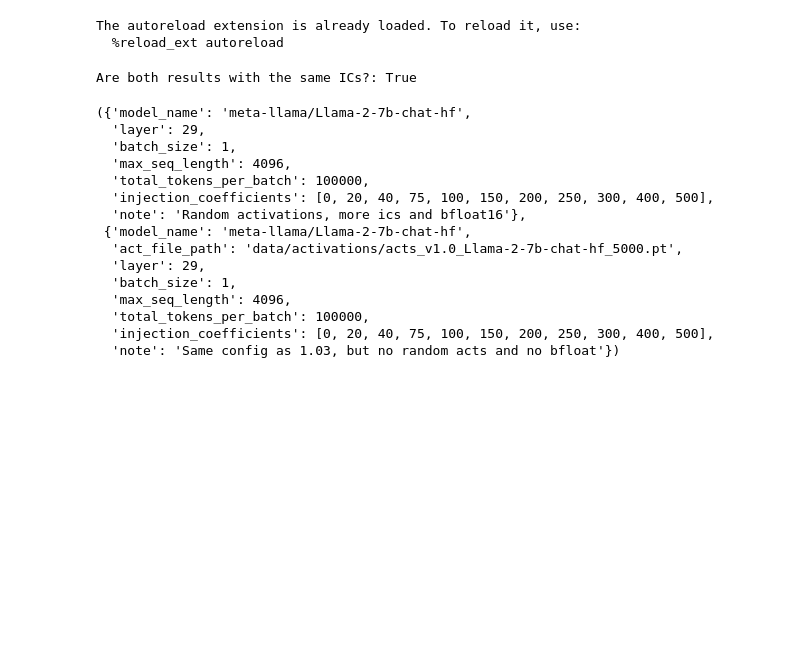
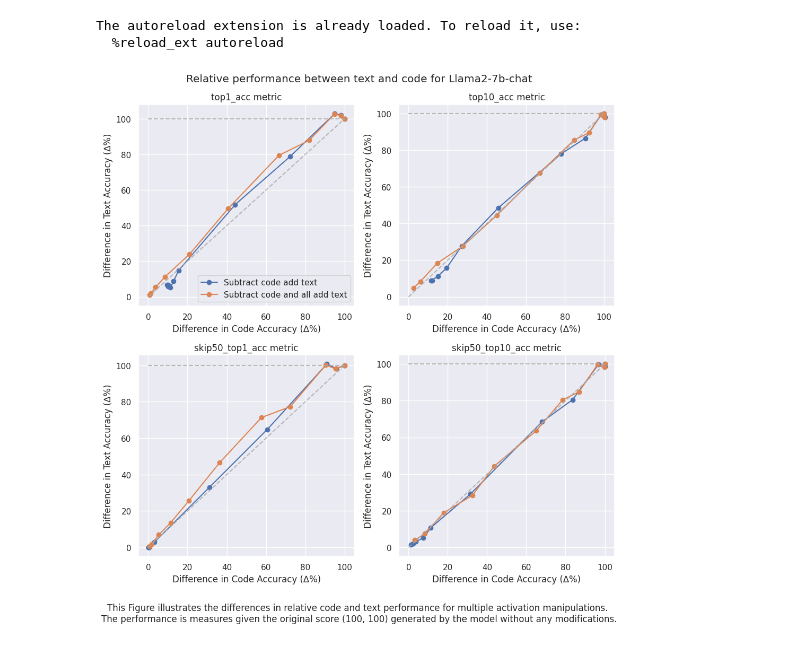
Before and after one commit to TeunvdWeij/extending-activation-addition, a Jupyter notebook: src/make_plots.ipynb, the cells around one changed output. Cells and saved outputs as stored; diff of their text form; code cells hidden in the pictures; blank space fills up the shorter version.

Commit message:
update some plots with bug fixed mean calculations

```diff
--- a/src/make_plots.ipynb
+++ b/src/make_plots.ipynb
@@ -9,3 +10,12 @@ import math
 # %% [output]
 The autoreload extension is already loaded. To reload it, use:
   %reload_ext autoreload
+# %%
+with open("../results/alignment_tax_v2.03.json", "r") as f:
+    results1 = json.load(f)
+
+with open("../results/alignment_tax_v2.04.json", "r") as f:
+    results2 = json.load(f)
+
+with open("../results/alignment_tax_v2.05.json", "r") as f:
+    results3 = json.load(f)
@@ -12,3 +41,38 @@ The autoreload extension is already loaded. To reload it, use:
+# %%
+scores1, scores2 = get_scores(results1), get_scores(results2)
+# %%
+# create a seaborn style graph
+sns.set_theme()
+
+fig, axs = plt.subplots(2, 2, figsize=(10, 10))
+scale = 100
+
+for metric, ax in zip(metrics, axs.reshape(-1)):
+    ax.plot(scores1["only_code"][metric]["rel"], scores1['only_text'][metric]["rel"], marker="o", label="Subtract code add text")
+    ax.plot(scores2["only_code"][metric]["rel"], scores2['only_text'][metric]["rel"], marker="o", label="Subtract code and all add text")
+    ax.plot(scores2["only_code"][metric]["rel"], scores2['only_text'][metric]["rel"], marker="o", label="Subtract code and all add text")
+    # ax.plot(rand_rel["only_code"][metric], rand_rel['only_text'][metric], marker="o", label="Subtract random activations")
+    # ax.plot(acts_rel["only_code"][metric], acts_rel['only_text'][metric], marker="o", label="Subtract average activations")
+    # ax.plot(pos_acts_rel["only_code"][metric], pos_acts_rel['only_text'][metric], marker="o", label="Add average activations")
+    ax.set_title(f"{metric} metric")
+    ax.set_xlabel("Difference in Code Accuracy (∆%)")
+    ax.set_ylabel("Difference in Text Accuracy (∆%)")
+
+    ax.plot([0, scale], [scale, scale], color="darkgray", linestyle="--", alpha=0.8)
+    ax.plot([0, scale], [0,     scale], color="darkgray", linestyle="--", alpha=0.8)
+
+# title = results["meta"]["model_name"].split("/")[1]
+axs[0, 0].legend()
+title = "Relative performance between text and code for Llama2-7b-chat"
+txt = """This Figure illustrates the differences in relative code and text performance for multiple activation manipulations.
+The performance is measures given the original score (100, 100) generated by the model without any modifications."""
+plt.figtext(0.5, -0.05, txt, wrap=True, horizontalalignment='center', fontsize=12)
+
+plt.suptitle(title)
+fig.tight_layout()
+plt.show()
+# %% [output]
+[figure, added]
 # %%
 with open("../results/alignment_tax_v1.03.json", "r") as f:
     random_results = json.load(f)
@@ -20,20 +84,3 @@ with open("../results/alignment_tax_v1.05.json", "r") as f:
 same = random_results["only_code"].keys() == acts_results["only_code"].keys()
 print(f"Are both results with the same ICs?: {same}")
 random_results["meta"], acts_results['meta']
-# %% [output]
-Are both results with the same ICs?: True
-({'model_name': 'meta-llama/Llama-2-7b-chat-hf',
-  'layer': 29,
-  'batch_size': 1,
-  'max_seq_length': 4096,
-  'total_tokens_per_batch': 100000,
-  'injection_coefficients': [0, 20, 40, 75, 100, 150, 200, 250, 300, 400, 500],
-  'note': 'Random activations, more ics and bfloat16'},
- {'model_name': 'meta-llama/Llama-2-7b-chat-hf',
-  'act_file_path': 'data/activations/acts_v1.0_Llama-2-7b-chat-hf_5000.pt',
-  'layer': 29,
-  'batch_size': 1,
-  'max_seq_length': 4096,
-  'total_tokens_per_batch': 100000,
-  'injection_coefficients': [0, 20, 40, 75, 100, 150, 200, 250, 300, 400, 500],
-  'note': 'Same config as 1.03, but no random acts and no bfloat'})
```
Also changed, not shown: parts of 12 cells of this notebook.
